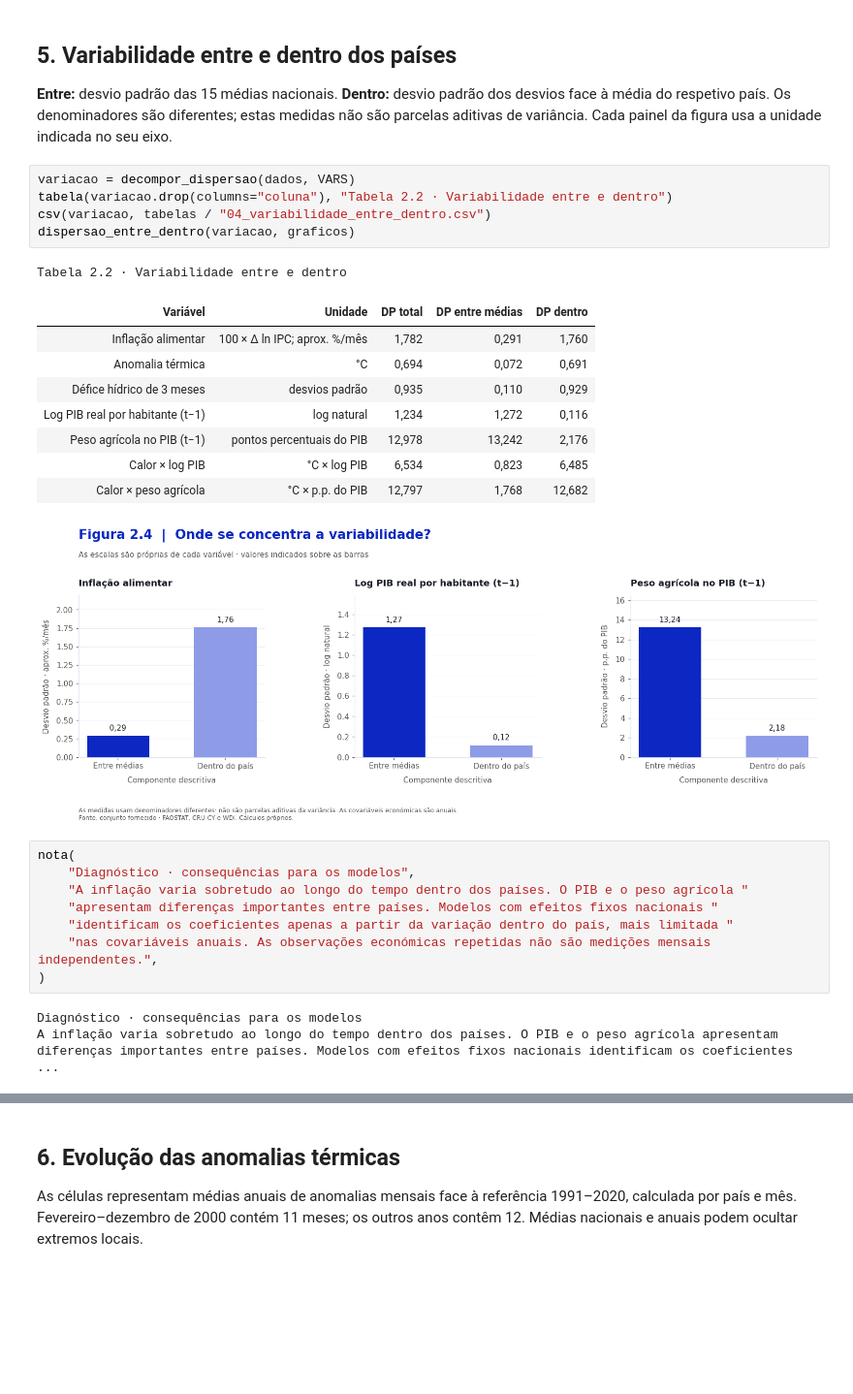
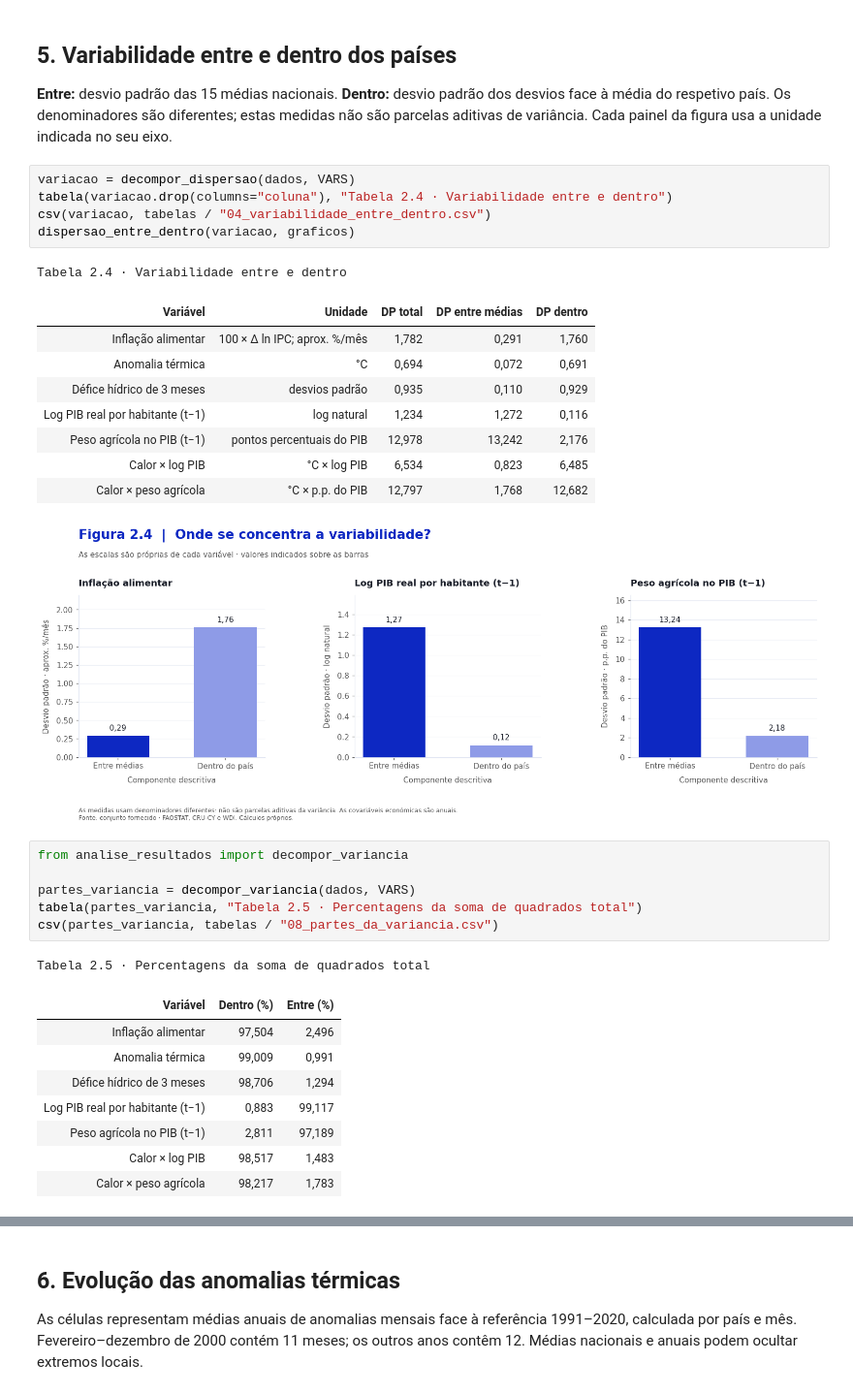
Before and after one commit to leandromicael123/Aquecimento-global, a Jupyter notebook: notebooks/02_exploracao_visual.ipynb, the cells around one changed output, grey strips where cells are left out. Shown at 97% size. Drawn from its saved outputs; the diff is of its cells as text; blank space fills up the shorter version.

```diff
--- a/notebooks/02_exploracao_visual.ipynb
+++ b/notebooks/02_exploracao_visual.ipynb
@@ -167,11 +160,11 @@ O maior valor da média transversal ocorre em 06/2008: 2,82. A mediana reduz a i
 **Entre:** desvio padrão das 15 médias nacionais. **Dentro:** desvio padrão dos desvios face à média do respetivo país. Os denominadores são diferentes; estas medidas não são parcelas aditivas de variância. Cada painel da figura usa a unidade indicada no seu eixo.
 # %%
 variacao = decompor_dispersao(dados, VARS)
-tabela(variacao.drop(columns="coluna"), "Tabela 2.2 · Variabilidade entre e dentro")
+tabela(variacao.drop(columns="coluna"), "Tabela 2.4 · Variabilidade entre e dentro")
 csv(variacao, tabelas / "04_variabilidade_entre_dentro.csv")
 dispersao_entre_dentro(variacao, graficos)
 # %% [output]
-Tabela 2.2 · Variabilidade entre e dentro
+Tabela 2.4 · Variabilidade entre e dentro
 | Variável | Unidade | DP total | DP entre médias | DP dentro |
 | Inflação alimentar | 100 × Δ ln IPC; aprox. %/mês | 1,782 | 0,291 | 1,760 |
 | Anomalia térmica | °C | 0,694 | 0,072 | 0,691 |
@@ -181,14 +174,19 @@ Tabela 2.2 · Variabilidade entre e dentro
 | Calor × log PIB | °C × log PIB | 6,534 | 0,823 | 6,485 |
 | Calor × peso agrícola | °C × p.p. do PIB | 12,797 | 1,768 | 12,682 |
 [figure]
-# %%
-nota(
-    "Diagnóstico · consequências para os modelos",
-    "A inflação varia sobretudo ao longo do tempo dentro dos países. O PIB e o peso agrícola "
-    "apresentam diferenças importantes entre países. Modelos com efeitos fixos nacionais "
-    "identificam os coeficientes apenas a partir da variação dentro do país, mais limitada "
-    "nas covariáveis anuais. As observações económicas repetidas não são medições mensais independentes.",
-)
-# %% [output]
-Diagnóstico · consequências para os modelos
-A inflação varia sobretudo ao longo do tempo dentro dos países. O PIB e o peso agrícola apresentam diferenças importantes entre países. Modelos com efeitos fixos nacionais identificam os coeficientes  ...
+# %%
+from analise_resultados import decompor_variancia
+
+partes_variancia = decompor_variancia(dados, VARS)
+tabela(partes_variancia, "Tabela 2.5 · Percentagens da soma de quadrados total")
+csv(partes_variancia, tabelas / "08_partes_da_variancia.csv")
+# %% [output]
+Tabela 2.5 · Percentagens da soma de quadrados total
+| Variável | Dentro (%) | Entre (%) |
+| Inflação alimentar | 97,504 | 2,496 |
+| Anomalia térmica | 99,009 | 0,991 |
+| Défice hídrico de 3 meses | 98,706 | 1,294 |
+| Log PIB real por habitante (t−1) | 0,883 | 99,117 |
+| Peso agrícola no PIB (t−1) | 2,811 | 97,189 |
+| Calor × log PIB | 98,517 | 1,483 |
+| Calor × peso agrícola | 98,217 | 1,783 |
```
Also changed, not shown: parts of 18 cells of this notebook, 12 other files.
